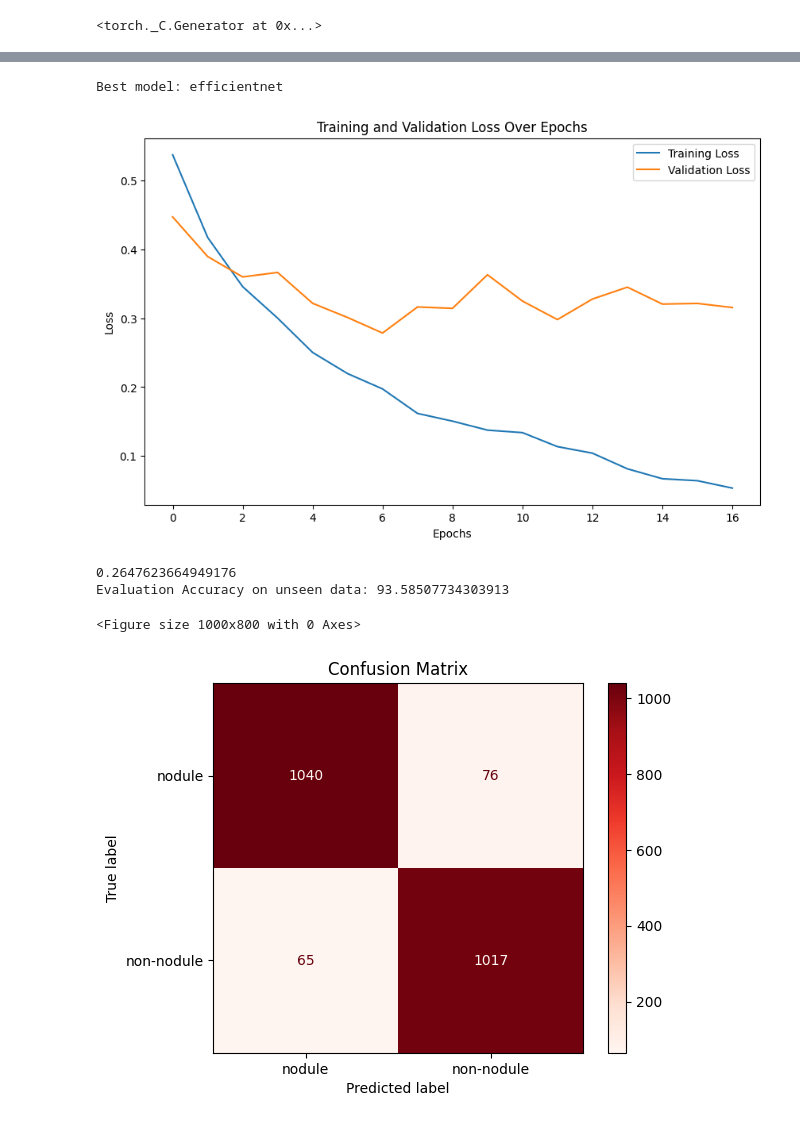
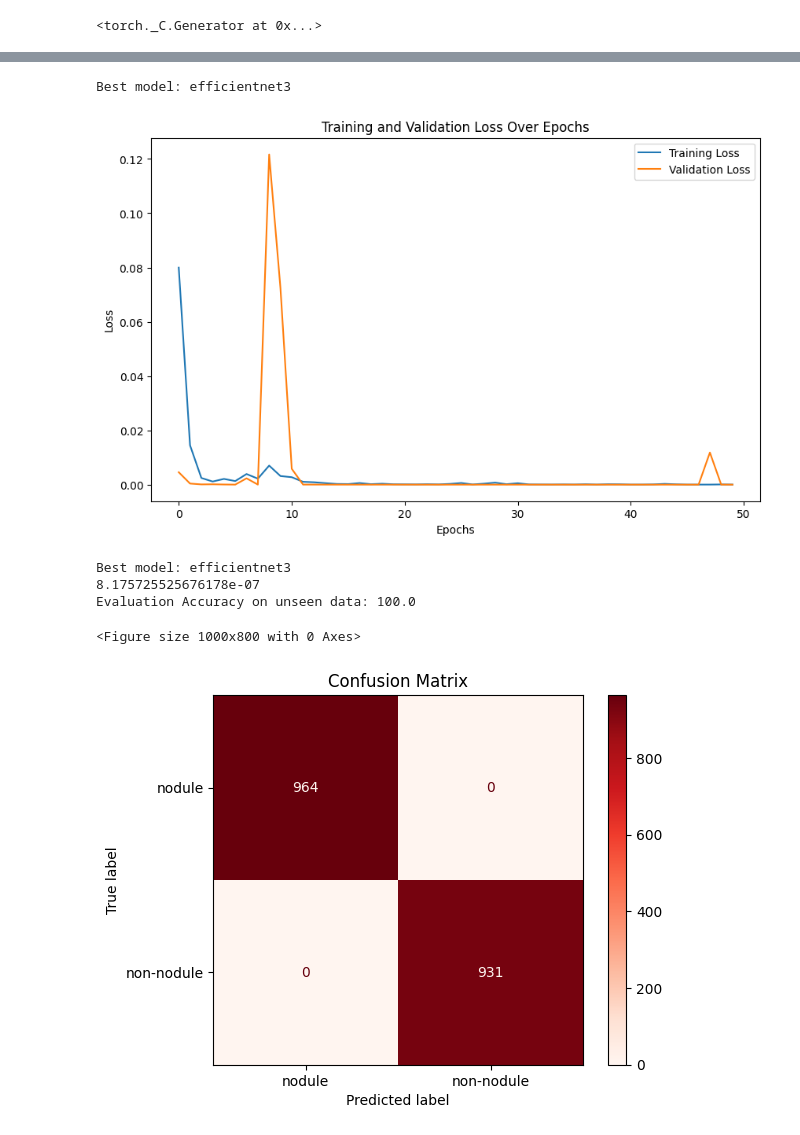
Before and after one commit to DominikHahn1407/Masterarbeit, a Jupyter notebook: Final Models/2dcnn_coarse.ipynb, the cells around one changed output, grey strips where cells are left out. Saved outputs shown, nothing was run; the diff lists cells and outputs as text; code cells hidden in the pictures.

Commit message:
Big EfficientNets implemented

```diff
--- a/Final Models/2dcnn_coarse.ipynb
+++ b/Final Models/2dcnn_coarse.ipynb
@@ -15,9 +15,9 @@ BASE_DIR = "C:/Users/Dominik Hahn/OneDrive/Studium/Master/Masterarbeit/Daten"
 # BASE_DIR = "C:/Users/domin/OneDrive/Studium/Master/Masterarbeit/Daten"
 seed = 41
 batch_size = 32
-image_size = 80 #best yet 80 with 87%
 classes = ["nodule", "non-nodule"]
 train_ratio = 0.6
+scenario = 2
 
 random.seed(seed)
 np.random.seed(seed)
@@ -25,7 +25,7 @@ torch.manual_seed(seed)
 # %% [output]
 <torch._C.Generator at 0x...>
 # %%
-dataset = DICOMCoarseDataset(root_dir=BASE_DIR, num_images_per_class=len(os.listdir(os.path.join(BASE_DIR, "nodule"))), classes=classes, scenario=1)
+dataset = DICOMCoarseDataset(root_dir=BASE_DIR, num_images_per_class=len(os.listdir(os.path.join(BASE_DIR, "nodule"))), classes=classes, scenario=scenario)
 # dataset = DICOMCoarseDataset(root_dir=BASE_DIR, num_images_per_class=100, classes=classes, scenario=1)
 dataset.visualize_images(num_images=7)
 # %% [output]
@@ -45,11 +45,11 @@ Train size: 6591 --- Validation size: 2197 --- Test size: 2198
 # %%
-model_names = ["resnet", "densenet", "inception", "efficientnet", "vit"]
+model_names = ["resnet", "densenet", "inception", "efficientnet", "efficientnet2", "efficientnet3", "vit"]
 best_val_loss = float('inf')
 best_model = None
 
 for model_name in model_names:
     print(f"Processing model: {model_name}")
-    current_model = TransferLearningModel(classes, model_name, data_augmentation=True)
+    current_model = TransferLearningModel(classes, model_name, data_augmentation=True, fine=False, scenario=scenario)
 
     # Ensure transforms are correctly applied based on model requirements
     current_model.train_transforms, current_model.test_transforms = current_model.get_transforms()
@@ -116,16 +116,18 @@ The best model is efficientnet with a validation loss of 0.3155
 print(f"Best model: {best_model.model_name}")
 best_model.plot_loss()
 # %% [output]
-Best model: efficientnet
+Best model: efficientnet3
-[figure, old version]
+[figure, new version]
 # %%
-checkpoint = torch.load(f"weights/{best_model.model_name}.pt", weights_only=False)
+print(f"Best model: {best_model.model_name}")
+checkpoint = torch.load(f"weights/coarse/scenario{scenario}/{best_model.model_name}.pt", weights_only=False)
 best_model.model.load_state_dict(checkpoint['model_state_dict'])
 loss = checkpoint["loss"]
 print(loss)
 best_model.evaluate(test_loader)
 # %% [output]
-0.2647623664949176
-Evaluation Accuracy on unseen data: 93.58507734303913
+Best model: efficientnet3
+8.175725525676178e-07
+Evaluation Accuracy on unseen data: 100.0
 <Figure size 1000x800 with 0 Axes>
-[figure, old version]
+[figure, new version]
```
Also changed, not shown: parts of 6 cells of this notebook, 2 other files.
